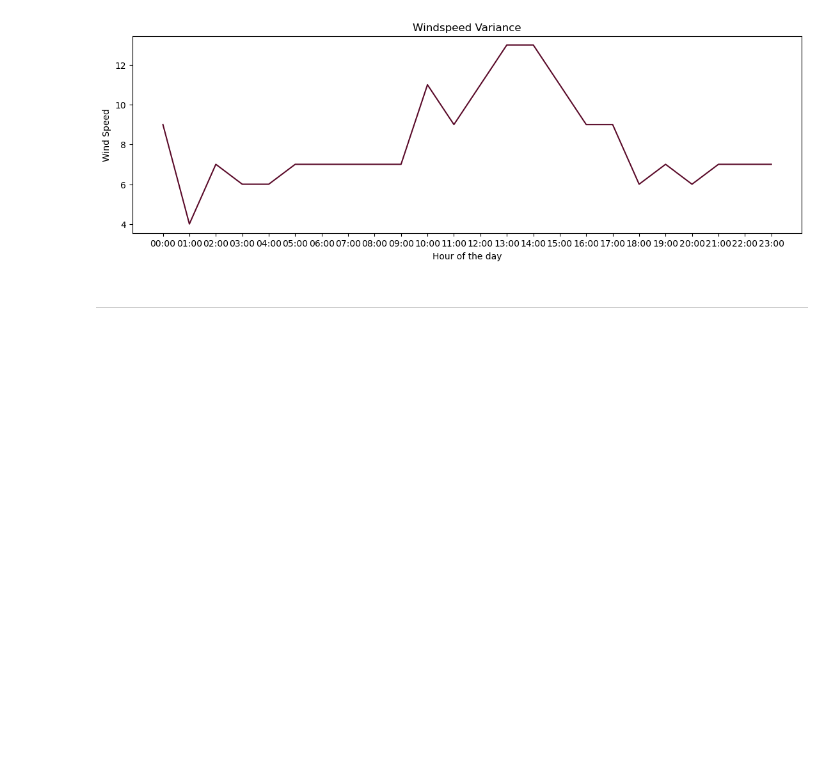
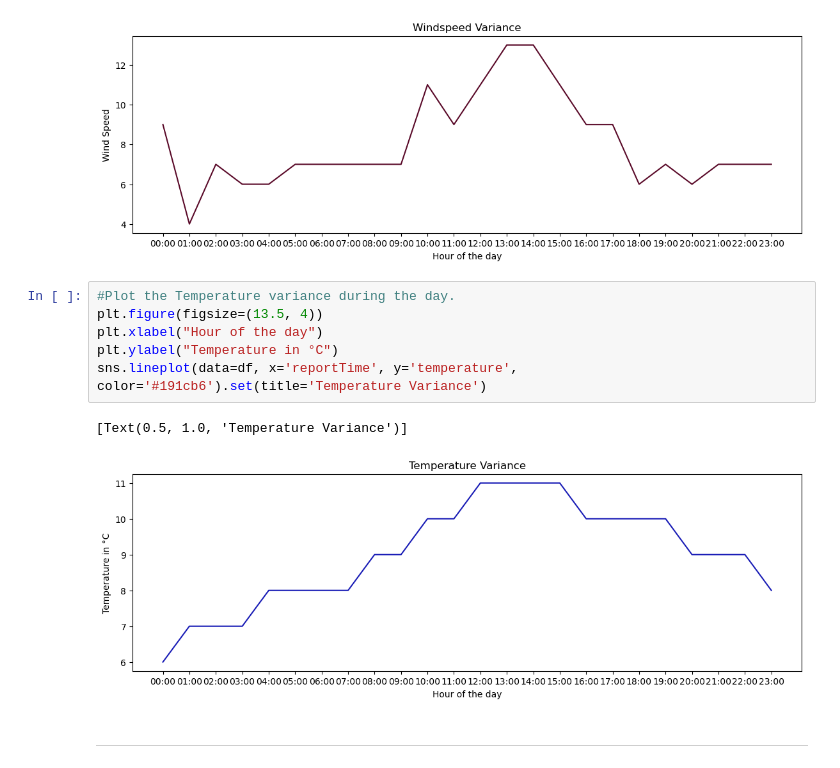
Before and after one commit to FabianeCancian/computer-infrastructure, a Jupyter notebook: data/weather.ipynb, the cells around one changed output. Drawn from its saved outputs; the diff is of its cells as text; blank space fills up the shorter version.

```diff
--- a/data/weather.ipynb
+++ b/data/weather.ipynb
@@ -104,6 +104,15 @@ sns.lineplot(data=df, x='reportTime', y='windSpeed', color='#5a0a29').set(title=
 # %% [output]
 [Text(0.5, 1.0, 'Windspeed Variance')]
 [figure]
+# %%
+#Plot the Temperature variance during the day.
+plt.figure(figsize=(13.5, 4))
+plt.xlabel("Hour of the day")
+plt.ylabel("Temperature in °C")
+sns.lineplot(data=df, x='reportTime', y='temperature', color='#191cb6').set(title='Temperature Variance')
+# %% [output]
+[Text(0.5, 1.0, 'Temperature Variance')]
+[figure, added]
 # %% [markdown]
 ****
 # %% [markdown]
```
